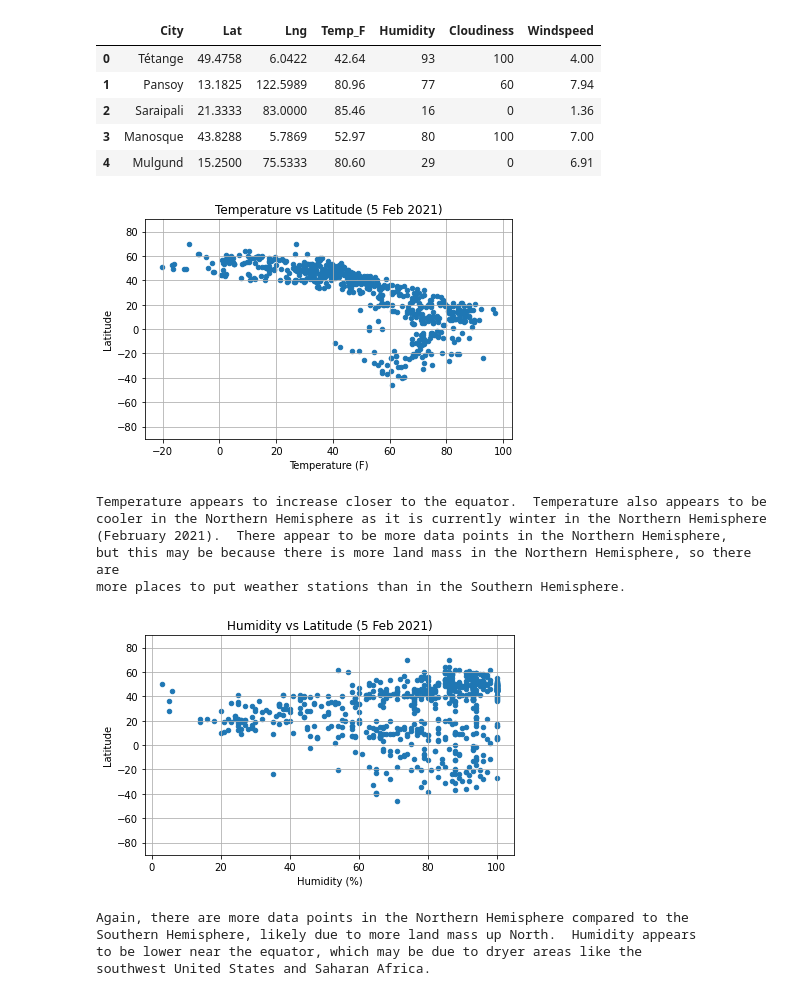
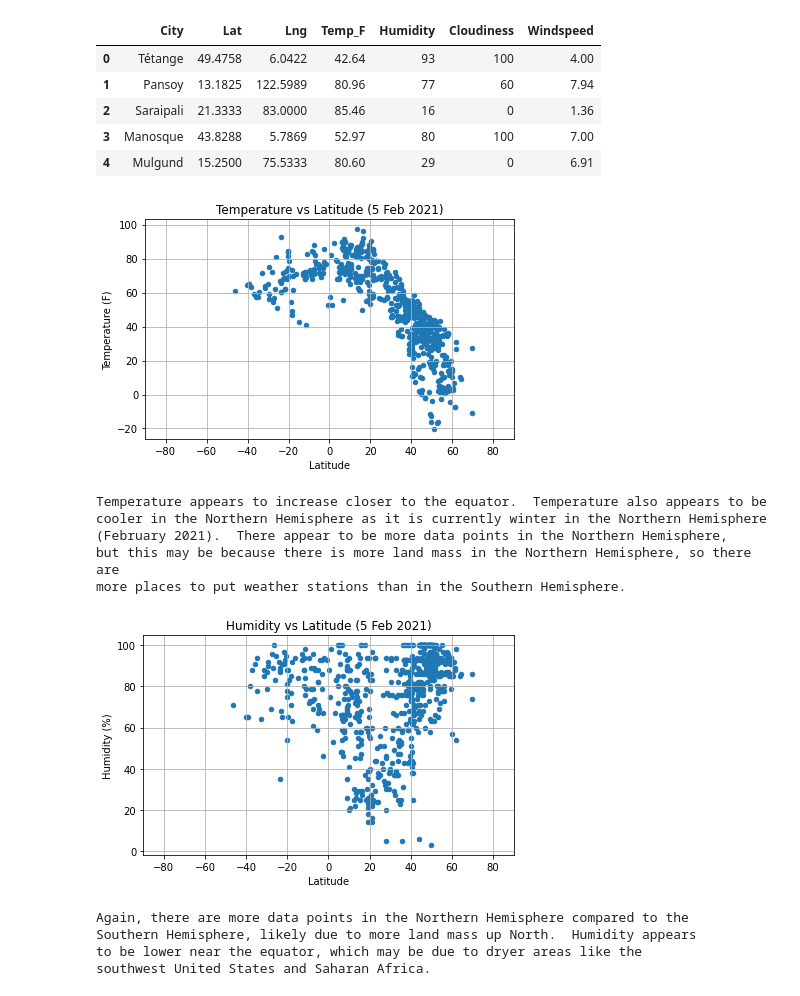
Before and after one commit to ritiktonger/weather-app, a Jupyter notebook: WeatherPy/WeatherPy.ipynb, the cells around one changed output. Cells and saved outputs as stored; diff of their text form; code cells hidden in the pictures.

```diff
--- a/WeatherPy/WeatherPy.ipynb
+++ b/WeatherPy/WeatherPy.ipynb
@@ -107,34 +108,34 @@ randomWeather.head()
 | 3 | Manosque | 43.8288 | 5.7869 | 52.97 | 80 | 100 | 7.00 |
 | 4 | Mulgund | 15.2500 | 75.5333 | 80.60 | 29 | 0 | 6.91 |
 # %%
-randomWeather.plot(kind='scatter',x='Temp_F',y='Lat')
+randomWeather.plot(kind='scatter',y='Temp_F',x='Lat')
 plt.grid(b=True,which='major',axis='both')
-plt.xlabel('Temperature (F)')
-plt.ylabel('Latitude')
-plt.ylim(-90,90)
+plt.ylabel('Temperature (F)')
+plt.xlabel('Latitude')
+plt.xlim(-90,90)
 plt.title('Temperature vs Latitude (5 Feb 2021)')
 plt.tight_layout()
 plt.show()
 print(f"Temperature appears to increase closer to the equator.  Temperature also appears to be \ncooler in the Northern Hemisphere as it is currently winter in the Northern Hemisphere \n(February 2021).  There appear to be more data points in the Northern Hemisphere, \nbut this may be because there is more land mass in the Northern Hemisphere, so there are \nmore places to put weather stations than in the Southern Hemisphere.")
 # %% [output]
-[figure, old version]
+[figure, new version]
 Temperature appears to increase closer to the equator.  Temperature also appears to be
 cooler in the Northern Hemisphere as it is currently winter in the Northern Hemisphere
 (February 2021).  There appear to be more data points in the Northern Hemisphere,
 but this may be because there is more land mass in the Northern Hemisphere, so there are
 more places to put weather stations than in the Southern Hemisphere.
 # %%
-randomWeather.plot(kind='scatter',x='Humidity',y='Lat')
+randomWeather.plot(kind='scatter',y='Humidity',x='Lat')
 plt.grid(b=True,which='major',axis='both')
-plt.xlabel('Humidity (%)')
-plt.ylabel('Latitude')
-plt.ylim(-90,90)
+plt.ylabel('Humidity (%)')
+plt.xlabel('Latitude')
+plt.xlim(-90,90)
 plt.title('Humidity vs Latitude (5 Feb 2021)')
 plt.tight_layout()
 plt.show()
 print(f"Again, there are more data points in the Northern Hemisphere compared to the \nSouthern Hemisphere, likely due to more land mass up North.  Humidity appears \nto be lower near the equator, which may be due to dryer areas like the \nsouthwest United States and Saharan Africa.")
 # %% [output]
-[figure, old version]
+[figure, new version]
 Again, there are more data points in the Northern Hemisphere compared to the
 Southern Hemisphere, likely due to more land mass up North.  Humidity appears
 to be lower near the equator, which may be due to dryer areas like the
```
Also changed, not shown: parts of 12 cells of this notebook.
